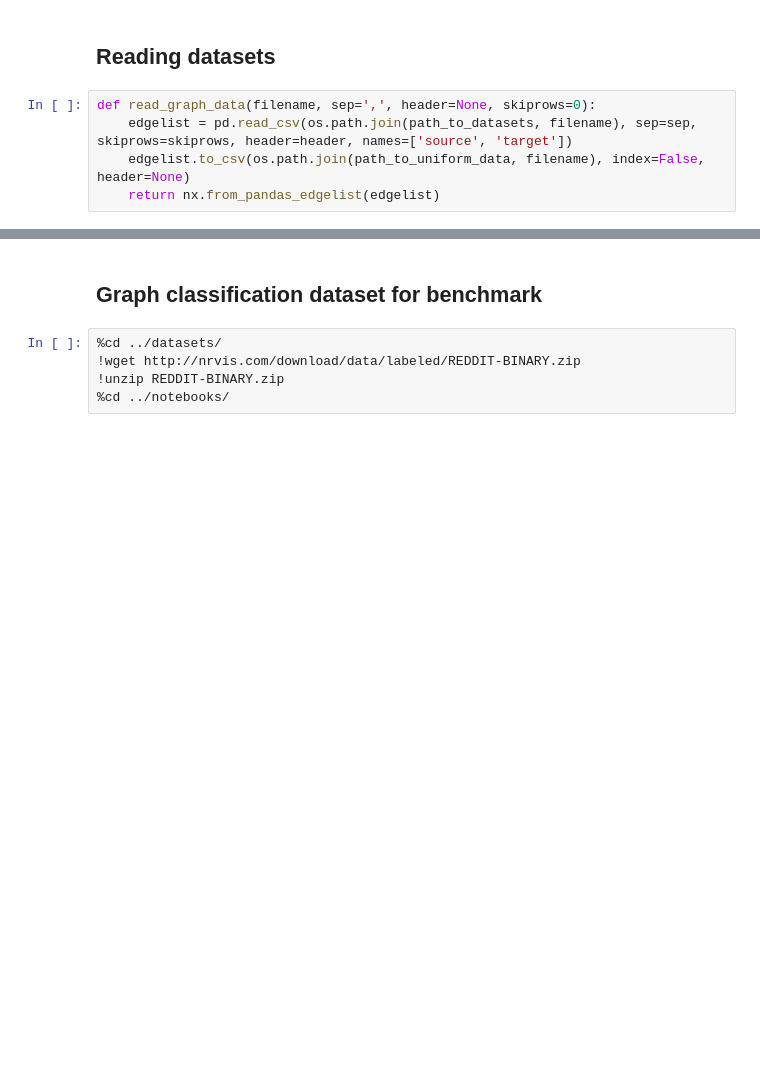
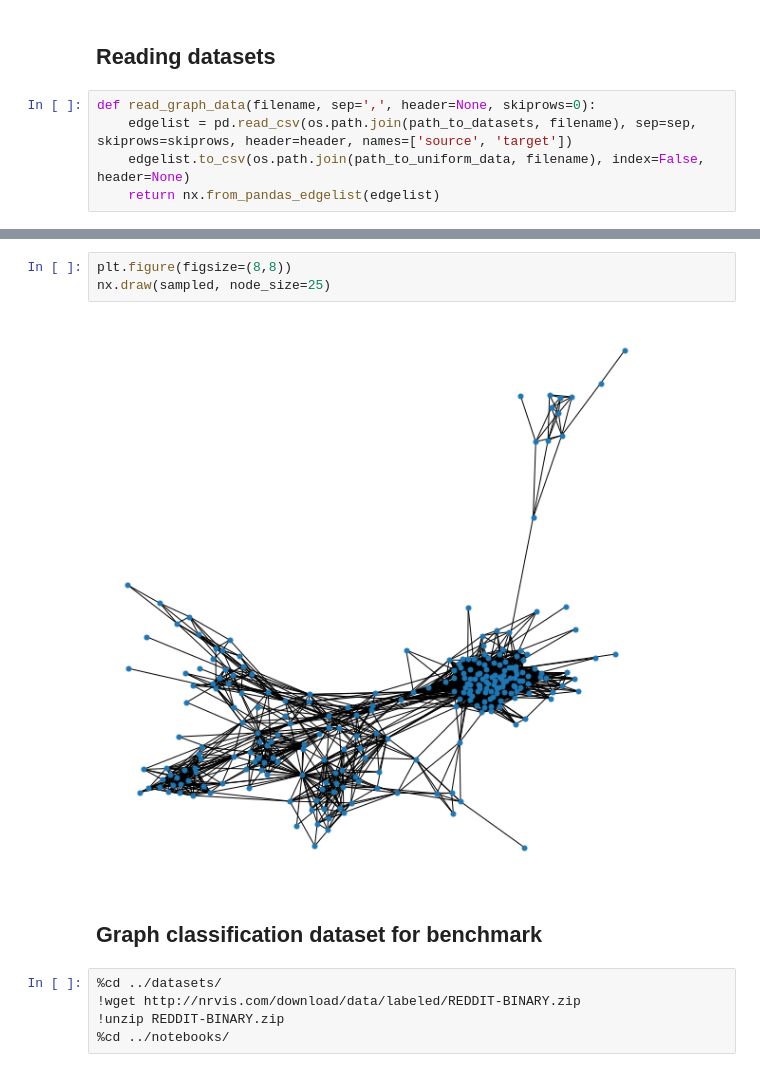
Before and after one commit to zaikoval/regression-on-sampling, a Jupyter notebook: notebooks/regression-on-sampling-experiment.ipynb, the cells around one changed output, grey strips where cells are left out. Cells and saved outputs as stored; diff of their text form; blank space fills up the shorter version.

```diff
--- a/notebooks/regression-on-sampling-experiment.ipynb
+++ b/notebooks/regression-on-sampling-experiment.ipynb
@@ -79,3 +100,8 @@ cit_DBLP = read_graph_data('cit-DBLP.edges', sep=' ', skiprows=2)
+# %%
+plt.figure(figsize=(8,8))
+nx.draw(sampled, node_size=25)
+# %% [output]
+[figure, added]
 # %% [markdown]
 ## Graph classification dataset for benchmark
 # %%
```
Also changed, not shown: parts of 52 cells of this notebook, 4 other files.
